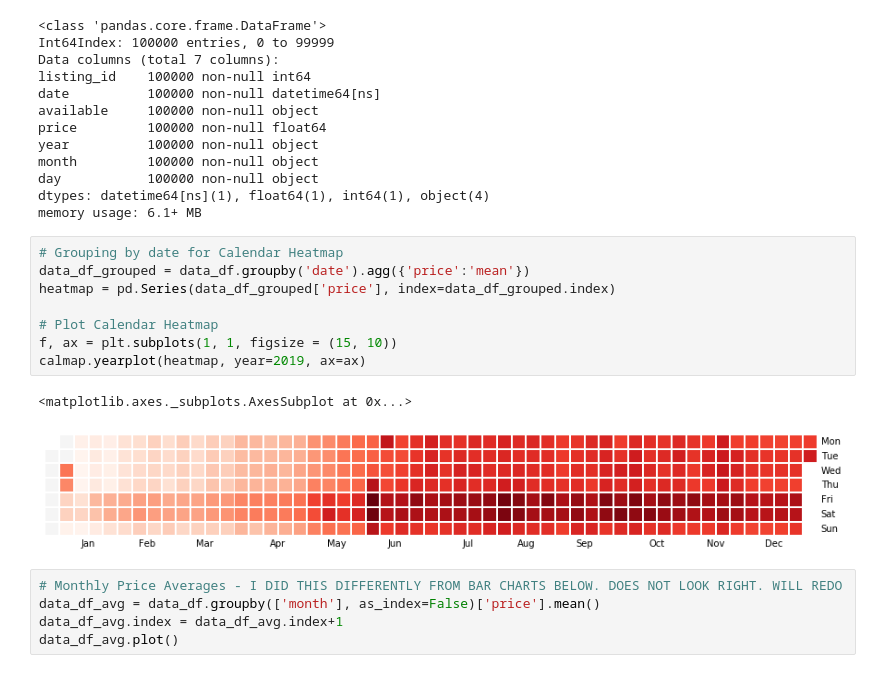
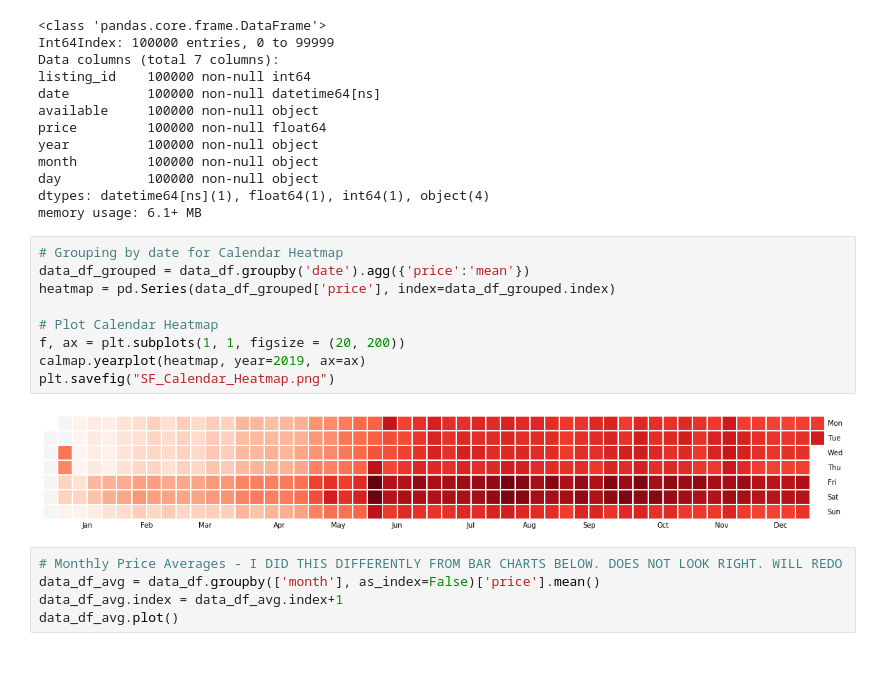
Before and after one commit to areselian/Project1_Group2, a Jupyter notebook: SF_clndr.ipynb, the cells around one changed output. Saved outputs shown, nothing was run; the diff lists cells and outputs as text.

```diff
--- a/SF_clndr.ipynb
+++ b/SF_clndr.ipynb
@@ -65,14 +65,14 @@ memory usage: 6.1+ MB
 # %%
 # Grouping by date for Calendar Heatmap
 data_df_grouped = data_df.groupby('date').agg({'price':'mean'})
 heatmap = pd.Series(data_df_grouped['price'], index=data_df_grouped.index)
 
 # Plot Calendar Heatmap
-f, ax = plt.subplots(1, 1, figsize = (15, 10))
+f, ax = plt.subplots(1, 1, figsize = (20, 200))
 calmap.yearplot(heatmap, year=2019, ax=ax)
+plt.savefig("SF_Calendar_Heatmap.png")
 # %% [output]
-<matplotlib.axes._subplots.AxesSubplot at 0x...>
-[figure, old version]
+[figure, new version]
 # %%
 # Monthly Price Averages - I DID THIS DIFFERENTLY FROM BAR CHARTS BELOW. DOES NOT LOOK RIGHT. WILL REDO
 data_df_avg = data_df.groupby(['month'], as_index=False)['price'].mean()
```
Also changed, not shown: parts of 2 cells of this notebook.
